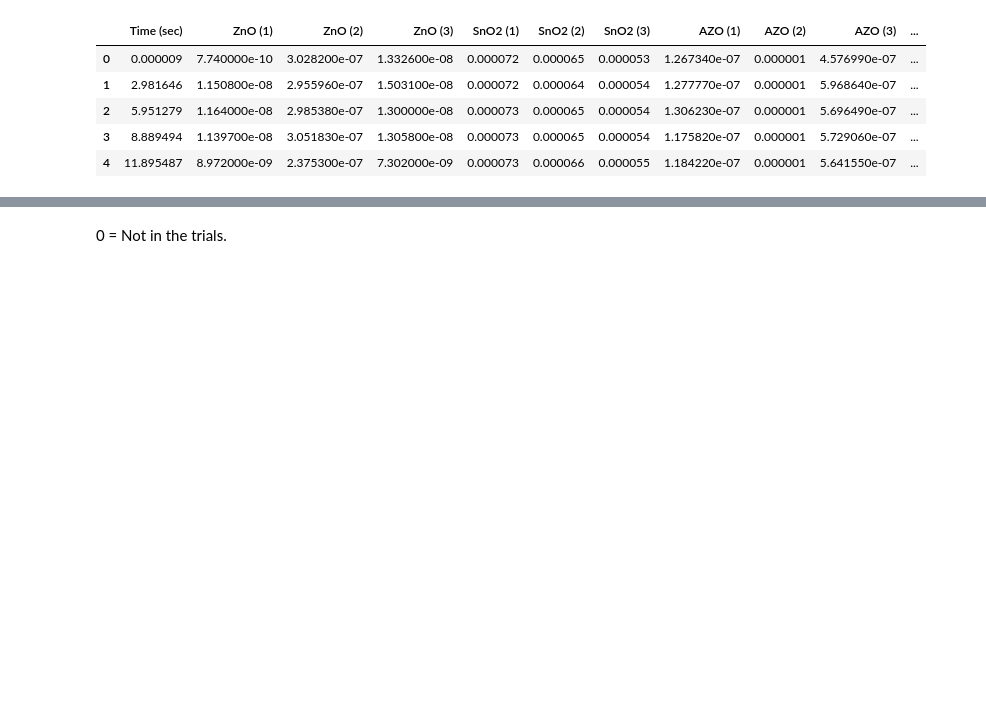
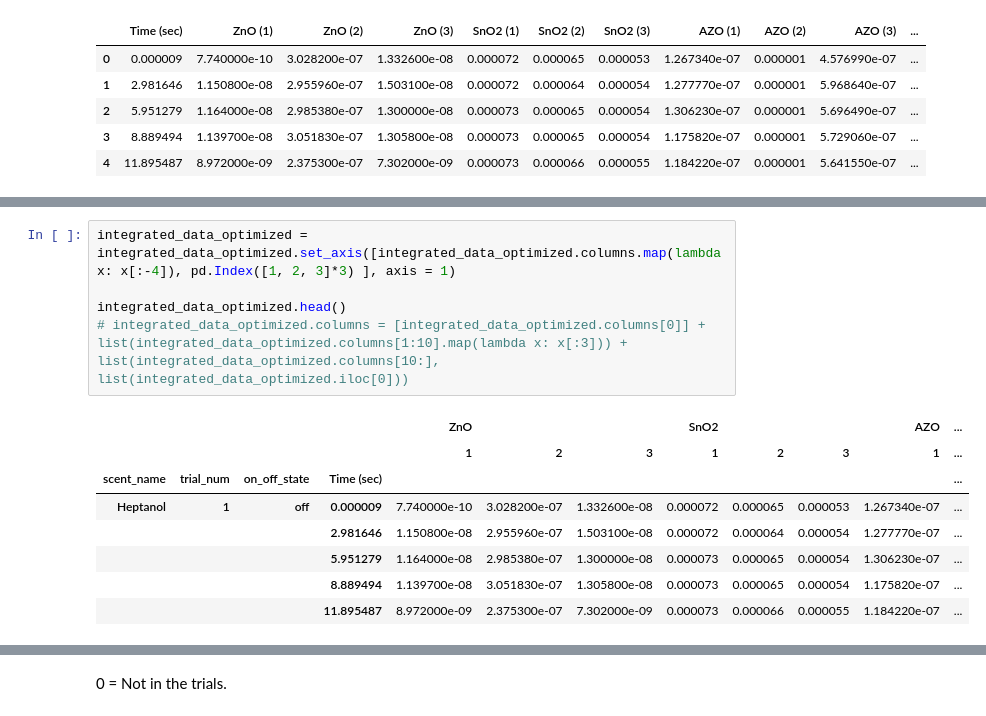
Before and after one commit to ChanyuMoon/smell_classification, a Jupyter notebook: data_preprocessing.ipynb, the cells around one changed output, grey strips where cells are left out. Saved outputs shown, nothing was run; the diff lists cells and outputs as text; blank space fills up the shorter version.

```diff
--- a/data_preprocessing.ipynb
+++ b/data_preprocessing.ipynb
@@ -115,0 +138,14 @@ integrated_data.head()
+# %%
+integrated_data_optimized = integrated_data_optimized.set_axis([integrated_data_optimized.columns.map(lambda x: x[:-4]), pd.Index([1, 2, 3]*3) ], axis = 1)
+
+integrated_data_optimized.head()
+# integrated_data_optimized.columns = [integrated_data_optimized.columns[0]] + list(integrated_data_optimized.columns[1:10].map(lambda x: x[:3])) + list(integrated_data_optimized.columns[10:], list(integrated_data_optimized.iloc[0]))
+# %% [output]
+|  |  |  |  | ZnO |  |  | SnO2 |  |  | AZO | ... |
+|  |  |  |  | 1 | 2 | 3 | 1 | 2 | 3 | 1 | ... |
+| scent_name | trial_num | on_off_state | Time (sec) |  |  |  |  |  |  |  | ... |
+| Heptanol | 1 | off | 0.000009 | 7.740000e-10 | 3.028200e-07 | 1.332600e-08 | 0.000072 | 0.000065 | 0.000053 | 1.267340e-07 | ... |
+|  |  |  | 2.981646 | 1.150800e-08 | 2.955960e-07 | 1.503100e-08 | 0.000072 | 0.000064 | 0.000054 | 1.277770e-07 | ... |
+|  |  |  | 5.951279 | 1.164000e-08 | 2.985380e-07 | 1.300000e-08 | 0.000073 | 0.000065 | 0.000054 | 1.306230e-07 | ... |
+|  |  |  | 8.889494 | 1.139700e-08 | 3.051830e-07 | 1.305800e-08 | 0.000073 | 0.000065 | 0.000054 | 1.175820e-07 | ... |
+|  |  |  | 11.895487 | 8.972000e-09 | 2.375300e-07 | 7.302000e-09 | 0.000073 | 0.000066 | 0.000055 | 1.184220e-07 | ... |
```
Also changed, not shown: parts of 7 cells of this notebook, 1 other file.
